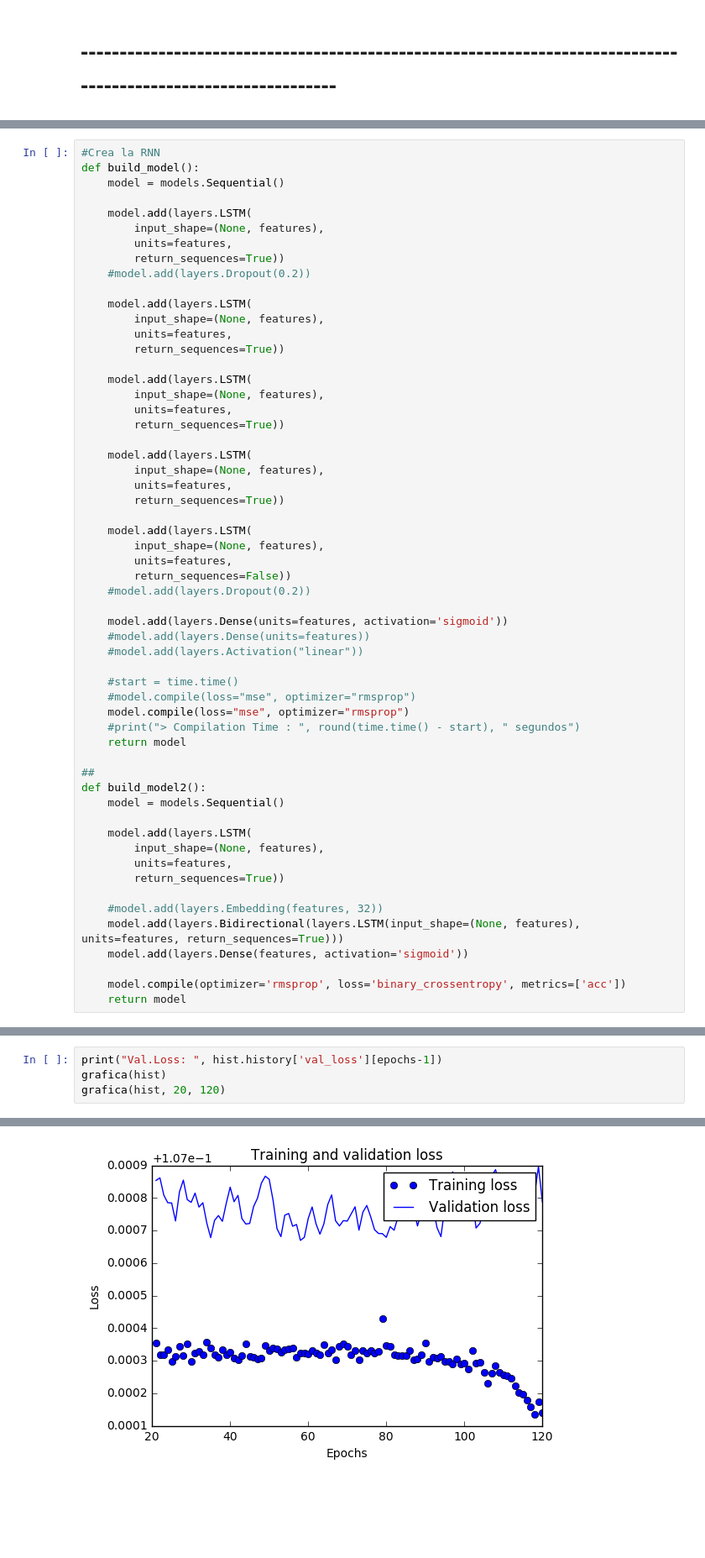
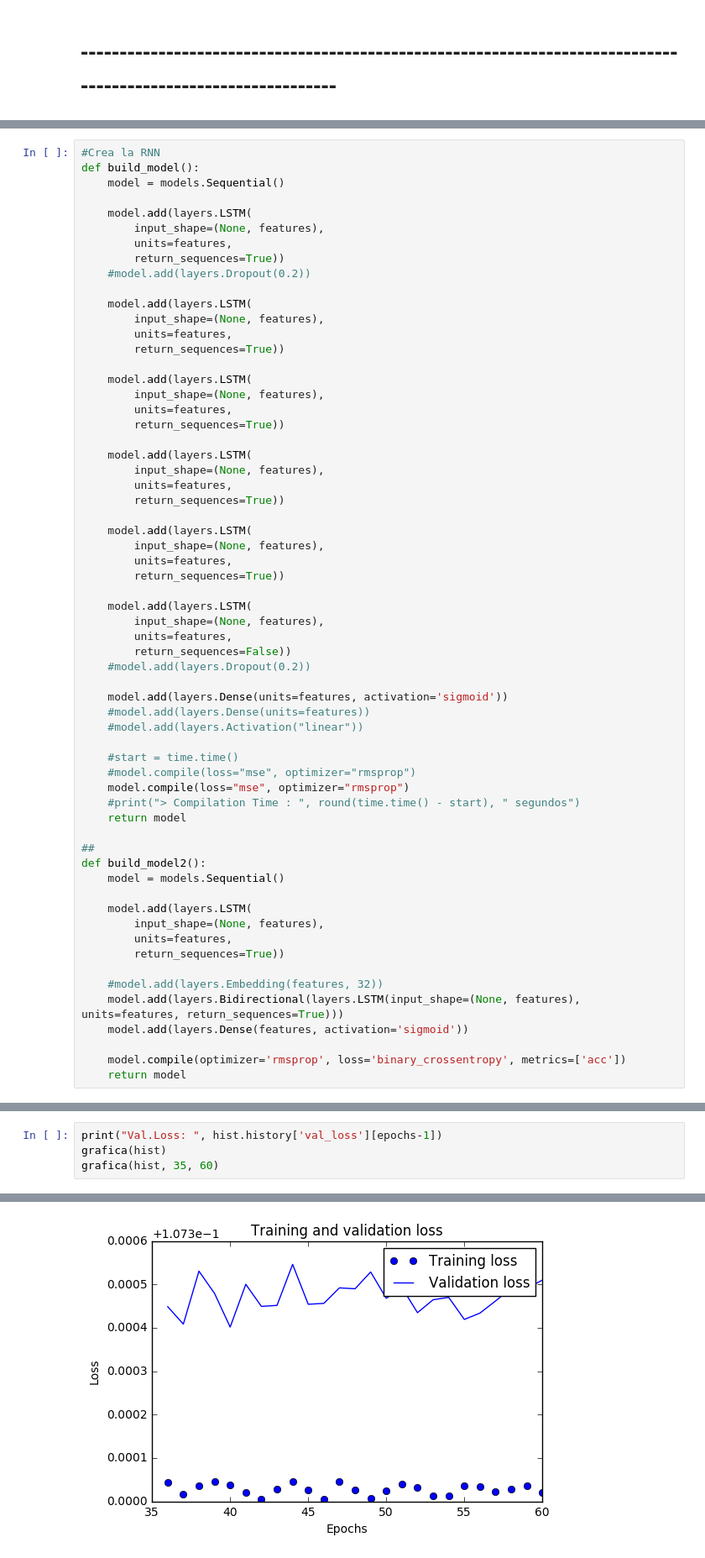
Before and after one commit to ccasanoval/LotoRNN, a Jupyter notebook: Loto.ipynb, the cells around one changed output, grey strips where cells are left out. Shown at 84% size. Saved outputs shown, nothing was run; the diff lists cells and outputs as text; blank space fills up the shorter version.

```diff
--- a/Loto.ipynb
+++ b/Loto.ipynb
@@ -289,6 +275,11 @@ def build_model():
         units=features,
         return_sequences=True))
     #model.add(layers.Dropout(0.2))
+
+    model.add(layers.LSTM(
+        input_shape=(None, features),
+        units=features,
+        return_sequences=True))
 
     model.add(layers.LSTM(
         input_shape=(None, features),
@@ -350,5 +341,5 @@ TIME:  4 m   40 s
 # %%
 print("Val.Loss: ", hist.history['val_loss'][epochs-1])
 grafica(hist)
-grafica(hist, 20, 120)
+grafica(hist, 35, 60)
 # %% [output]
@@ -357,3 +348,3 @@ Val.Loss:  0.10831510275602341
-[figure, old version]
+[figure, new version]
 # %%
 timeini = ini_time()
```
Also changed, not shown: parts of 13 cells of this notebook.
